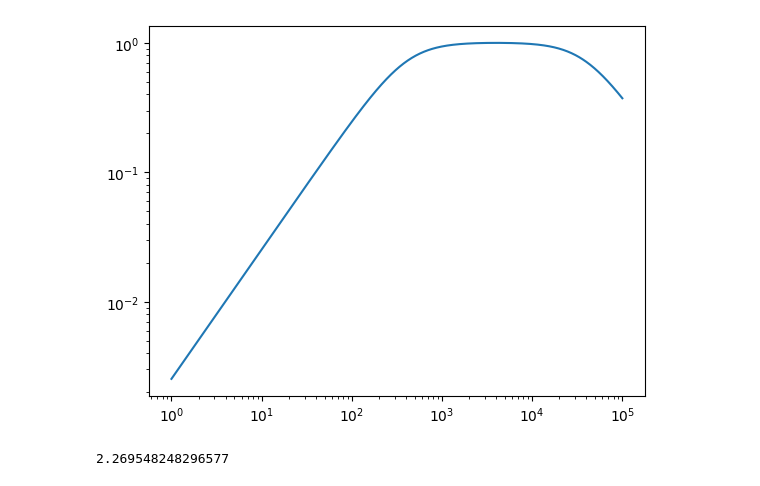
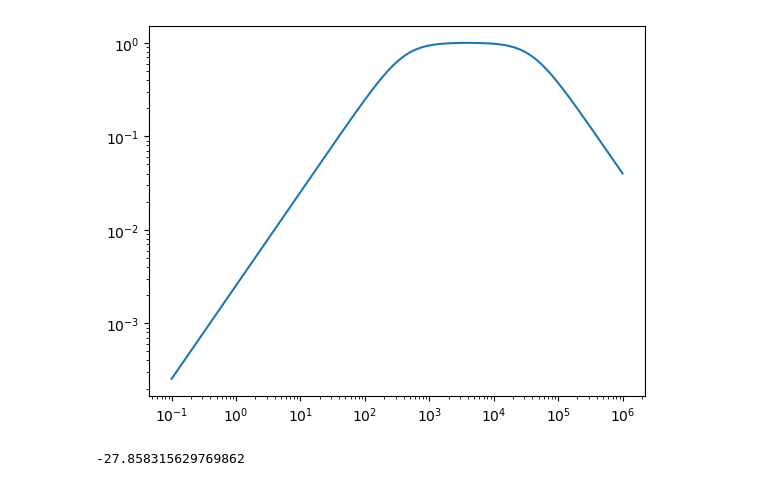
Before and after one commit to szilagyigabor/neurhalo, a Jupyter notebook: software/LC_opt.ipynb, the cells around one changed output. Saved outputs shown, nothing was run; the diff lists cells and outputs as text; code cells hidden in the pictures.

```diff
--- a/software/LC_opt.ipynb
+++ b/software/LC_opt.ipynb
@@ -40,7 +41,7 @@ def YfromZ(Z):
 #def SMatrixFromY(Y):
 # %%
 class Spec:
-    def __init__(self, starts, ends, limits, directions):
+    def __init__(self, starts, ends, limits, directions,n):
         # starts of pass- or stopbands in Hz
         self.starts = starts
         # ends of start- or stopbands in Hz
@@ -49,9 +50,11 @@ class Spec:
         self.limits = limits
         # pass- or stopbands? possible values: "pass" or "stop" strings
         self.directions = directions
+        # number of points
+        self.n = n
 
     #def cost(self, types, values):
-    def cost(self, n=10, plot=False, par11=inf, par12=inf, ser11=0.0, ser12=0.0, par21=inf, par22=inf, ser21=0.0, ser22=0.0, par31=inf, par32=inf, ser31=0.0, ser32=0.0):
+    def cost(self, plot=False, par11=inf, par12=inf, ser11=0.0, ser12=0.0, par21=inf, par22=inf, ser21=0.0, ser22=0.0, par31=inf, par32=inf, ser31=0.0, ser32=0.0):
         """Parameters define a ladder structure,
         where each series or parallel element consists of
         two discrete, ideal L or C components in parallel
@@ -69,7 +72,7 @@ class Spec:
         # frequency axis sample points (log spacing)
         faxis = []
         # no. of frequency sample points
-        #n = 10
+        n = self.n
         factor = (maxf/minf)**((1/n))
         for i in range(n+1):
             faxis.append(minf*factor**(i))
@@ -111,15 +114,15 @@ class Spec:
                         cost += max(0, 1-S21[j]/self.limits[i])
                     else: # "stop"
                         cost += max(0, S21[j]/self.limits[i]-1)
-        return cost/ncost
+        return -cost/ncost
 # %%
-starts = [1, 100, 10000]
-ends = [10, 1000, 100000]
-limits = [0.1, 0.9, 0.1]
+starts = [0.1, 100, 1000]
+ends = [100, 1000, 1000000]
+limits = [0.01, 0.99, 0.01]
 directions = ["stop", "pass", "stop"]
-spec = Spec(starts, ends, limits, directions)
+spec = Spec(starts, ends, limits, directions,n=1000)
 # %%
-spec.cost(plot=True, n=1000, par11=1e-4, ser11=1e-2)
+spec.cost(plot=True, par11=1e-4, ser11=1e-2)
 # %% [output]
-[figure, old version]
+[figure, new version]
-2.269548248296577
+-27.858315629769862
```
Also changed, not shown: parts of 4 cells of this notebook, 2 other files.
